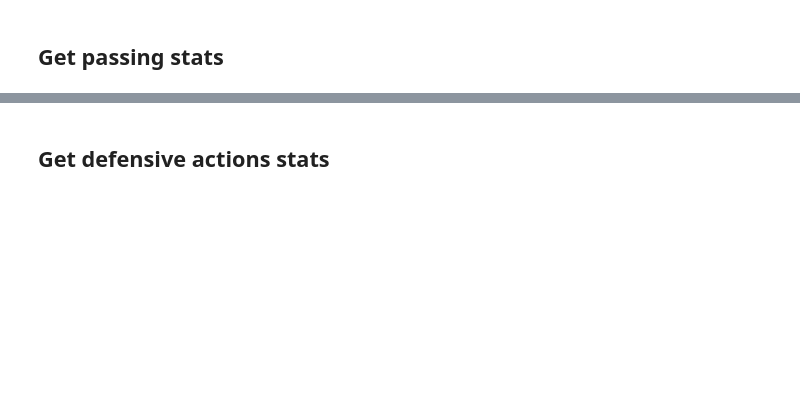
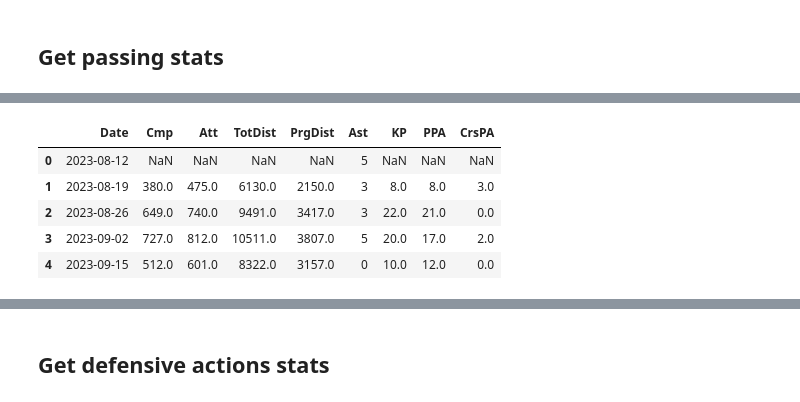
Before and after one commit to BinhHong/Prediction-football-outcome-in-Bundesliga, a Jupyter notebook: Data scraping.ipynb, the cells around one changed output, grey strips where cells are left out. Saved outputs shown, nothing was run; the diff lists cells and outputs as text; code cells hidden in the pictures; blank space fills up the shorter version.

Commit message:
deal with passing stats multilevel

```diff
--- a/Data scraping.ipynb
+++ b/Data scraping.ipynb
@@ -242,2 +202,14 @@ Index(['Date', 'Time', 'Comp', 'Round', 'Day', 'Venue', 'Result', 'GF', 'GA',
+# %%
+def get_stats(stat, match_string):
+    # filter links with desired stat
+    links = [href for href in Leverkusen_hrefs if href and "all_comps/" + stat +"/" in href]
+
+    # get stats data
+    stat_data = requests.get(f"https://fbref.com{links[0]}")
+
+    # get stats table
+    stat_table = pd.read_html(stat_data.text, match=match_string)[0]
+
+    return stat_table
 # %% [markdown]
 ## Get Goalkeeping stats
@@ -338,0 +229,9 @@ Index(['Date', 'Time', 'Comp', 'Round', 'Day', 'Venue', 'Result', 'GF', 'GA',
+# %%
+# get passing stats
+Leverkusen_passing = get_stats("passing", "Passing")
+# drop 'short', 'medium' and 'long' level
+columns_to_drop = \
+Leverkusen_passing.columns[Leverkusen_passing.columns.get_level_values(0).isin(['Short', 'Medium', 'Long'])]
+# drop 0-level 'Short', 'Medium', 'Long'
+Leverkusen_passing = Leverkusen_passing.drop(columns=columns_to_drop)
+Leverkusen_passing.head()
@@ -338,0 +247,14 @@ Index(['Date', 'Time', 'Comp', 'Round', 'Day', 'Venue', 'Result', 'GF', 'GA',
+# %%
+# drop level
+Leverkusen_passing.columns = Leverkusen_passing.columns.droplevel()
+# select features
+Leverkusen_passing = Leverkusen_passing.loc[:,['Date', 'Cmp', 'Att', 'TotDist', 'PrgDist', 'Ast', 'KP', 'PPA', 'CrsPA']]
+
+Leverkusen_passing.head()
+# %% [output]
+|  | Date | Cmp | Att | TotDist | PrgDist | Ast | KP | PPA | CrsPA |
+| 0 | 2023-08-12 | NaN | NaN | NaN | NaN | 5 | NaN | NaN | NaN |
+| 1 | 2023-08-19 | 380.0 | 475.0 | 6130.0 | 2150.0 | 3 | 8.0 | 8.0 | 3.0 |
+| 2 | 2023-08-26 | 649.0 | 740.0 | 9491.0 | 3417.0 | 3 | 22.0 | 21.0 | 0.0 |
+| 3 | 2023-09-02 | 727.0 | 812.0 | 10511.0 | 3807.0 | 5 | 20.0 | 17.0 | 2.0 |
+| 4 | 2023-09-15 | 512.0 | 601.0 | 8322.0 | 3157.0 | 0 | 10.0 | 12.0 | 0.0 |
```
Also changed, not shown: parts of 32 cells of this notebook.
